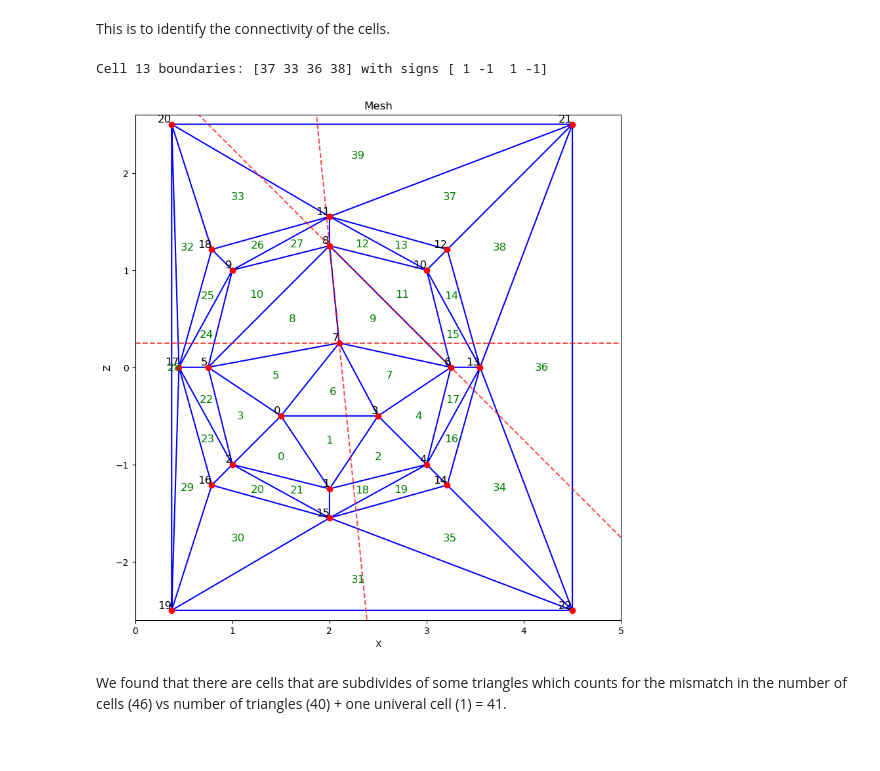
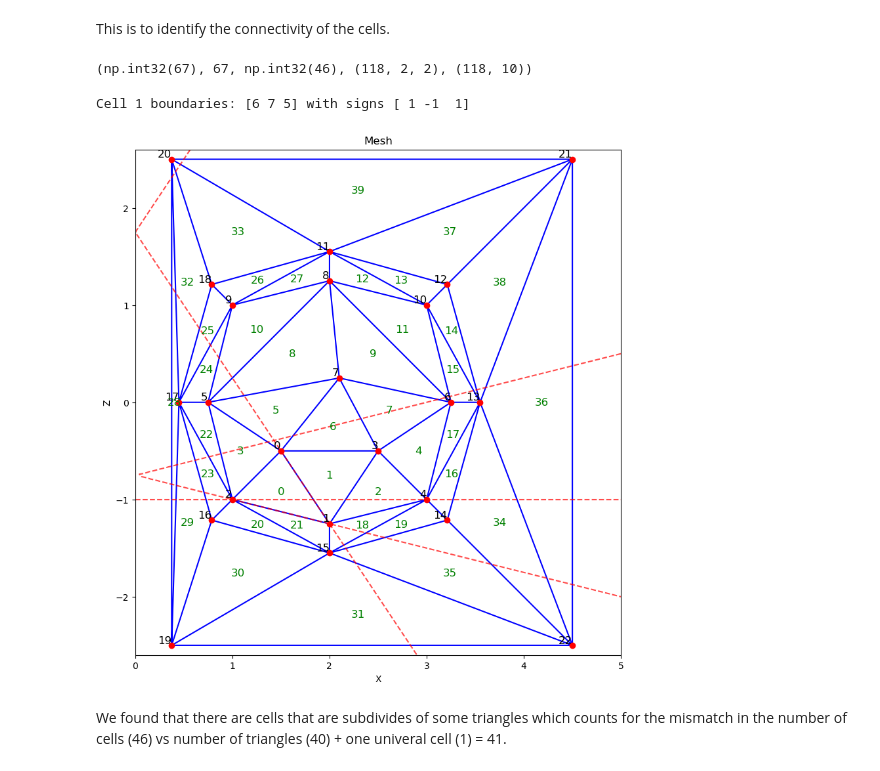
Before and after one commit to Fuad-HH/Degas2-Geom-Debug, a Jupyter notebook: identify_dg2_mesh_cells.ipynb, the cells around one changed output. Saved outputs shown, nothing was run; the diff lists cells and outputs as text; code cells hidden in the pictures.

```diff
--- a/identify_dg2_mesh_cells.ipynb
+++ b/identify_dg2_mesh_cells.ipynb
@@ -50,26 +64,30 @@ Info    : Done writing 'degas2-mesh.msh'
 GMSH mesh written to degas2-mesh.msh
 # %% [markdown]
 This is to identify the connectivity of the cells.
+# %%
+np.max(surfaces), len(neighbors), max(neighbors), surfaces.shape, surface_coeffs.shape
+# %% [output]
+(np.int32(67), 67, np.int32(46), (118, 2, 2), (118, 10))
 # %%
-cell_id = 13
+cell_id = 1
 cell_boundary_ids, signs = get_cell_boundaries(cell_id, cells, boundaries)
 print(f"Cell {cell_id} boundaries: {cell_boundary_ids} with signs {signs}")
 fig, ax = plt.subplots()
 plot_triangulation_with_labels(mesh, axis=ax)
 for b_id in cell_boundary_ids:
     plot_quad_on_xz(surface_coeffs[b_id], (0,5), (-5,5), axis=ax)
 
 #plot_quad_on_xz(surface_coeffs[12], (0,5), (-5,5))
 ax.set_xlabel('X')
 ax.set_ylabel('Z')
 # equal axis scaling
 ax.set_aspect('equal')
 ax.set_xlim(0,5)
 ax.set_ylim(-2.6,  2.6)
 fig.set_size_inches(10, 10)
 plt.show()
 # %% [output]
-Cell 13 boundaries: [37 33 36 38] with signs [ 1 -1  1 -1]
+Cell 1 boundaries: [6 7 5] with signs [ 1 -1  1]
-[figure, old version]
+[figure, new version]
 # %% [markdown]
 We found that there are cells that are subdivides of some triangles which counts for the mismatch in the number of cells (46) vs number of triangles (40) + one univeral cell (1) = 41.
```
Also changed, not shown: parts of 17 cells of this notebook, 2 other files.
